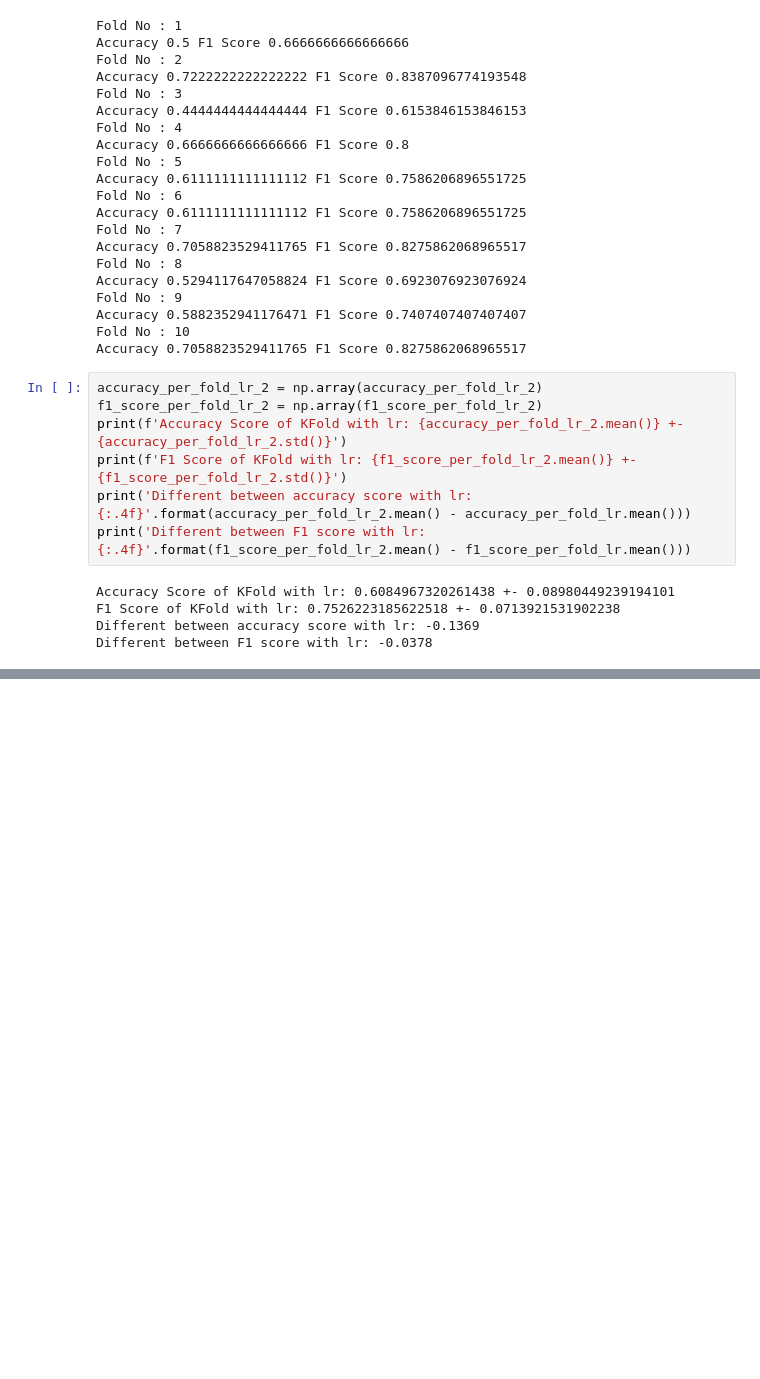
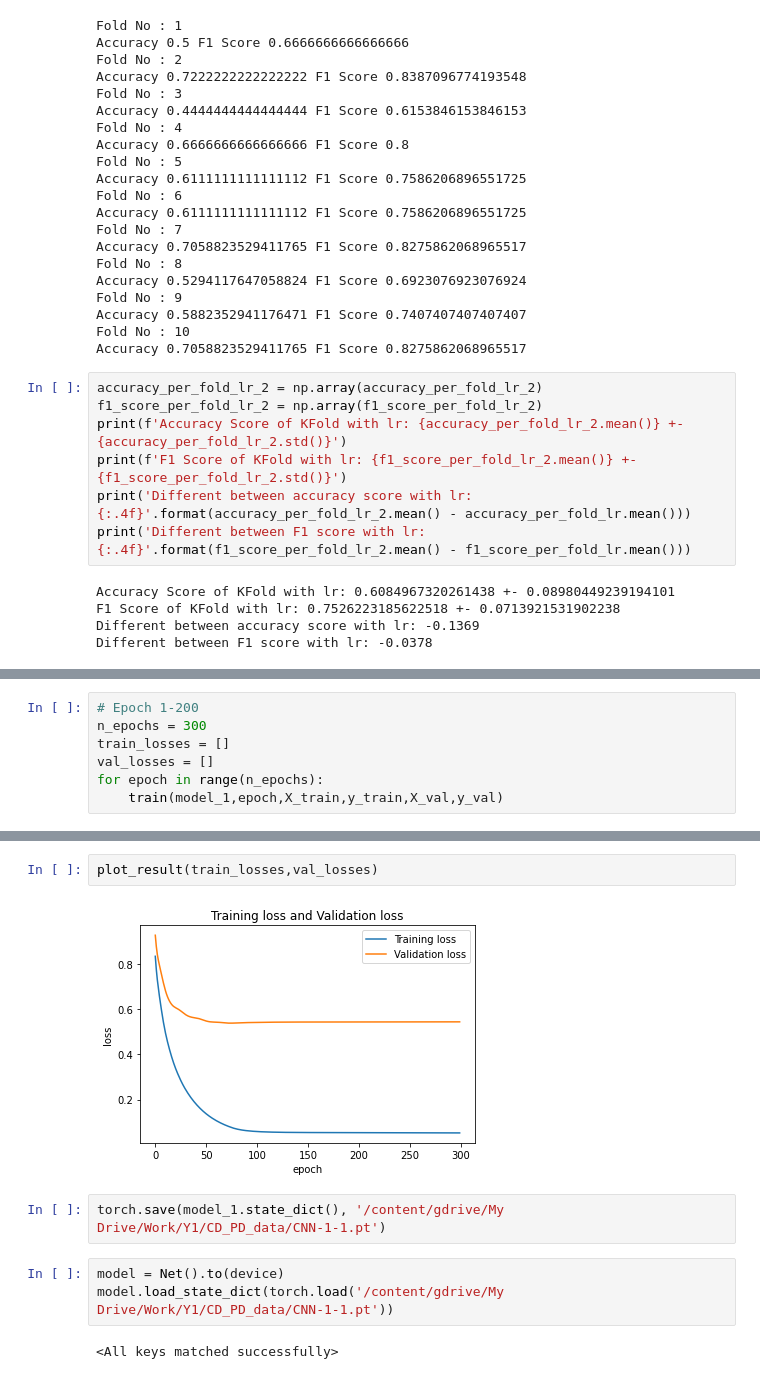
Before and after one commit to Zeno-PT/Resume, a Jupyter notebook: Parkinson disease/Reading_mat_PD.ipynb, the cells around one changed output, grey strips where cells are left out. Cells and saved outputs as stored; diff of their text form; blank space fills up the shorter version.

```diff
--- a/Parkinson disease/Reading_mat_PD.ipynb
+++ b/Parkinson disease/Reading_mat_PD.ipynb
@@ -1453,0 +1766,7 @@ X_val, X_test, y_val, y_test = train_test_split(X_val, y_val, random_state=1)
+# %%
+# Epoch 1-200
+n_epochs = 300
+train_losses = []
+val_losses = []
+for epoch in range(n_epochs):
+    train(model_1,epoch,X_train,y_train,X_val,y_val)
@@ -1453,0 +1791,11 @@ X_val, X_test, y_val, y_test = train_test_split(X_val, y_val, random_state=1)
+# %%
+plot_result(train_losses,val_losses)
+# %% [output]
+[figure, added]
+# %%
+torch.save(model_1.state_dict(), '/content/gdrive/My Drive/Work/Y1/CD_PD_data/CNN-1-1.pt')
+# %%
+model = Net().to(device)
+model.load_state_dict(torch.load('/content/gdrive/My Drive/Work/Y1/CD_PD_data/CNN-1-1.pt'))
+# %% [output]
+<All keys matched successfully>
```
Also changed, not shown: parts of 85 cells of this notebook, 5 other files.
